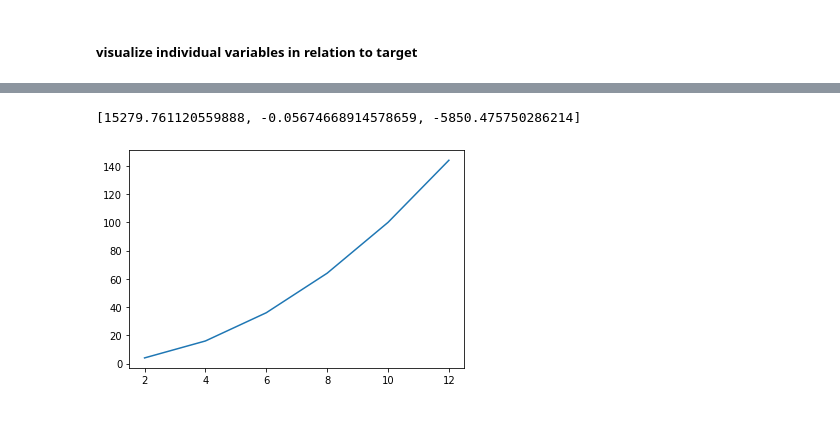
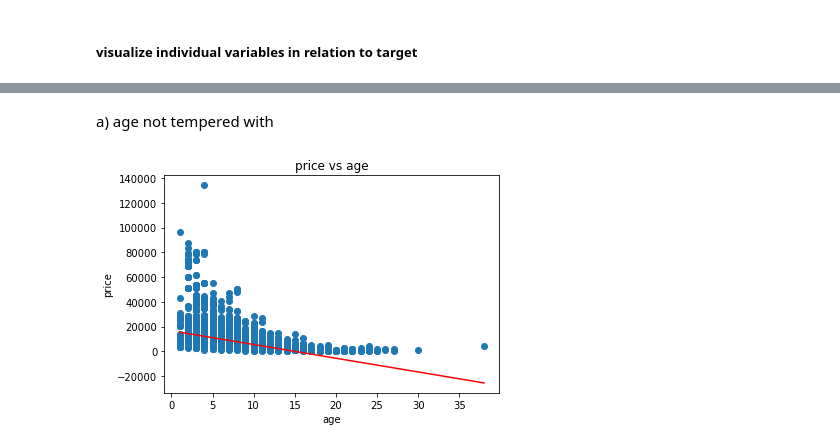
Before and after one commit to pdoms/project_i, a Jupyter notebook: src/examples/cars_p_nb.ipynb, the cells around one changed output, grey strips where cells are left out. Drawn from its saved outputs; the diff is of its cells as text; code cells hidden in the pictures; blank space fills up the shorter version.

Commit message:
cars regress

```diff
--- a/src/examples/cars_p_nb.ipynb
+++ b/src/examples/cars_p_nb.ipynb
@@ -163,11 +203,21 @@ df.head()
 # %%
-def plot_vars(x,y,labels=('', ''), save=False, line_fit=None, beta=[]):
+def plot_vars(x,y,labels=('', ''), save=False):
     plt.scatter(x,y)
     plt.xlabel(labels[1])
     plt.ylabel(labels[0])
     plt.title(labels[0] + ' vs ' + labels[1])
-    if line_fit != None and len(beta) > 0:
-        plt.plot(x, [line_fit(xi, beta) for xi in x], color='red')
     if save:
         plt.savefig(f'results/Cars/{labels[0]}.png')
     plt.show()
+
+def plot_with_line(x, y, regression, labels=('', ''), save=False):
+    plt.scatter(x, y)
+    plt.xlabel(labels[1])
+    plt.ylabel(labels[0])
+    plt.title(labels[0] + ' vs ' + labels[1])
+    y_hat = [dot(xi, regression.beta) for xi in regression.x]
+    x_sort, y_sort = order(x, y_hat)
+    plt.plot(x_sort, y_sort, color='red')
+    if save:
+        plt.savefig(f'results/Cars/{labels[0]}.png')
+    plt.show()
@@ -371,18 +230,0 @@ reg_1 = LinReg( modified_x, target, columns=cols[:3])
-# %%
-reg_1.fit()
-# %% [output]
-[15279.761120559888, -0.05674668914578659, -5850.475750286214]
-# %%
-x = [10,2,4,6,8,12]
-y = [i*i for i in x]
-data = list(zip(x,y))
-data.sort(key=lambda i:i[0],reverse=False)
-x_new = [d[0] for d in data]
-y_new = [d[1] for d in data]
-
-
-
-plt.plot(x_new,y_new)
-plt.show()
-# %% [output]
-[figure, removed]
@@ -388,0 +239,8 @@ plt.show()
+# %% [markdown]
+a) age not tempered with
+# %%
+age_std = LinReg(age, target, columns=['price', 'age'])
+age_std.fit()
+plot_with_line(x=age, y=target, regression=age_std, labels=['price', 'age'])
+# %% [output]
+[figure, added]
```
Also changed, not shown: parts of 66 cells of this notebook, 14 other files.
